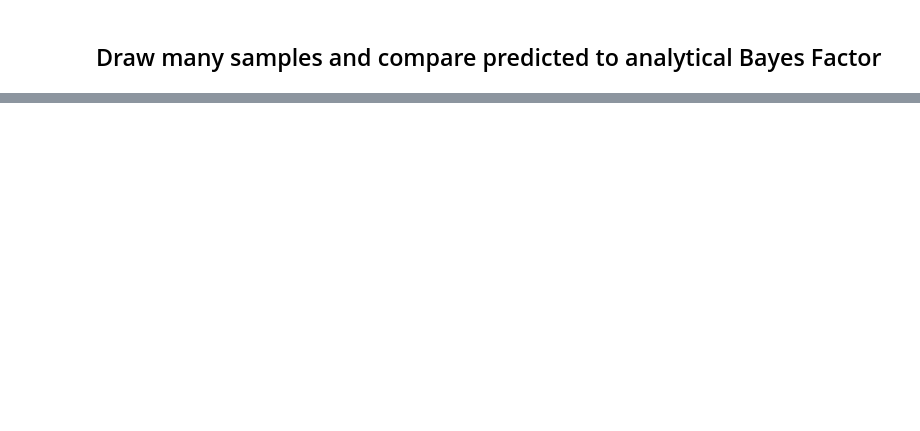
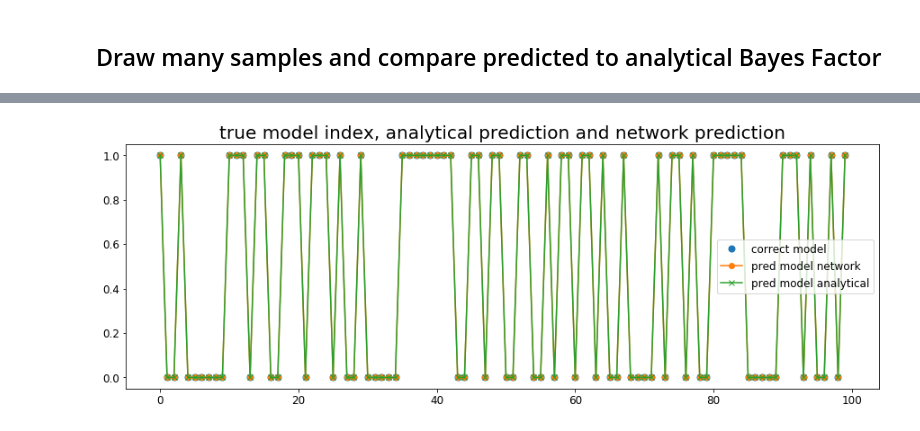
Before and after one commit to janfb/mcabc, a Jupyter notebook: ModelComparison_poisson_priors.ipynb, the cells around one changed output, grey strips where cells are left out. Saved outputs shown, nothing was run; the diff lists cells and outputs as text; code cells hidden in the pictures; blank space fills up the shorter version.

```diff
--- a/ModelComparison_poisson_priors.ipynb
+++ b/ModelComparison_poisson_priors.ipynb
@@ -377,0 +406,9 @@ plt.legend(loc=2);
+# %%
+plt.figure(figsize=(15, 5))
+plt.plot(mi_true, 'o', label='correct model', alpha=1., markersize=7, lw=3)
+plt.plot(mi_pred, 'o-', label='pred model network')
+plt.plot(mi_ana, 'x-', label='pred model analytical', alpha=1.)
+plt.legend()
+plt.title('true model index, analytical prediction and network prediction');
+# %% [output]
+[figure, added]
```
Also changed, not shown: parts of 18 cells of this notebook.
